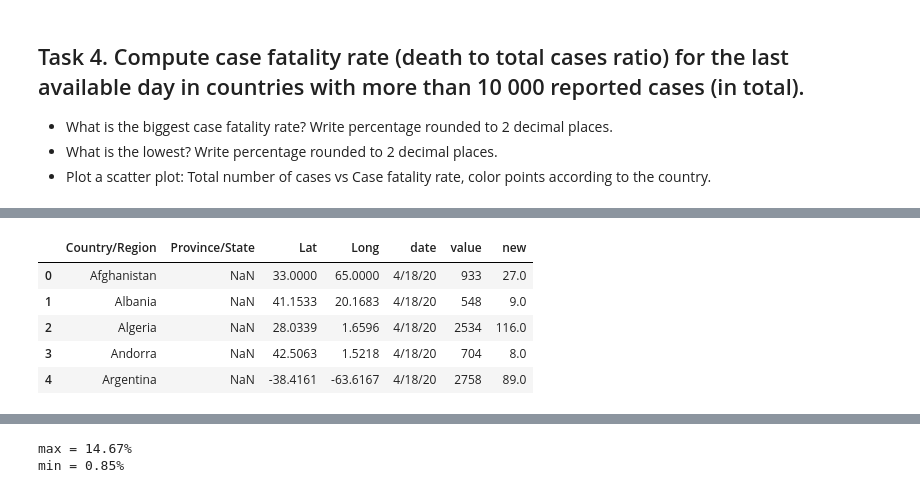
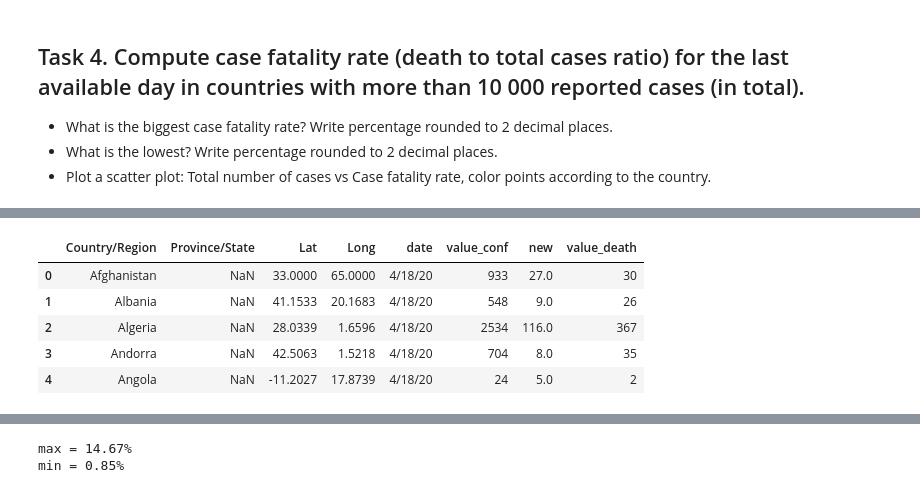
Before and after one commit to demidafonichev/hse-data-science-in-business-2020, a Jupyter notebook: HW1/HW1.ipynb, the cells around one changed output, grey strips where cells are left out. Cells and saved outputs as stored; diff of their text form; code cells hidden in the pictures.

```diff
--- a/HW1/HW1.ipynb
+++ b/HW1/HW1.ipynb
@@ -51,8 +51,8 @@ df_conf.head()
 -  Max
 -  Min
 # %%
-df_conf = df_conf[df_conf.value >= 50]
-df_conf.head()
+df_conf_50p = df_conf[df_conf.value >= 50]
+df_conf_50p.head()
 # %% [output]
 |  | Province/State | Country/Region | Lat | Long | date | value | new |
 | 62 | NaN | Afghanistan | 33.0 | 65.0 | 3/24/20 | 74 | 34.0 |
@@ -151,3 +151,7 @@ conf_last_10days[conf_last_10days['Country/Region'] == 'Germany'].new.mean()
 - What is the biggest case fatality rate? Write percentage rounded to 2 decimal places.
 - What is the lowest? Write percentage rounded to 2 decimal places.
 - Plot a scatter plot: Total number of cases vs Case fatality rate, color points according to the country.
+# %%
+conf_to_death = df_conf.merge(df_death, on=['Province/State', 'Country/Region', 'Lat', 'Long', 'date'],
+                              suffixes=('_conf', '_death'))
+conf_to_death.head()
@@ -154,10 +165,10 @@ conf_last_10days[conf_last_10days['Country/Region'] == 'Germany'].new.mean()
 # %%
-conf_last_day = df_conf.groupby(['Country/Region']).last().reset_index()
-conf_last_day.head()
+conf_to_death_last_day = conf_to_death.groupby(['Country/Region']).last().reset_index()
+conf_to_death_last_day.head()
 # %% [output]
-|  | Country/Region | Province/State | Lat | Long | date | value | new |
-| 0 | Afghanistan | NaN | 33.0000 | 65.0000 | 4/18/20 | 933 | 27.0 |
-| 1 | Albania | NaN | 41.1533 | 20.1683 | 4/18/20 | 548 | 9.0 |
-| 2 | Algeria | NaN | 28.0339 | 1.6596 | 4/18/20 | 2534 | 116.0 |
-| 3 | Andorra | NaN | 42.5063 | 1.5218 | 4/18/20 | 704 | 8.0 |
-| 4 | Argentina | NaN | -38.4161 | -63.6167 | 4/18/20 | 2758 | 89.0 |
+|  | Country/Region | Province/State | Lat | Long | date | value_conf | new | value_death |
+| 0 | Afghanistan | NaN | 33.0000 | 65.0000 | 4/18/20 | 933 | 27.0 | 30 |
+| 1 | Albania | NaN | 41.1533 | 20.1683 | 4/18/20 | 548 | 9.0 | 26 |
+| 2 | Algeria | NaN | 28.0339 | 1.6596 | 4/18/20 | 2534 | 116.0 | 367 |
+| 3 | Andorra | NaN | 42.5063 | 1.5218 | 4/18/20 | 704 | 8.0 | 35 |
+| 4 | Angola | NaN | -11.2027 | 17.8739 | 4/18/20 | 24 | 5.0 | 2 |
```
Also changed, not shown: parts of 18 cells of this notebook.
